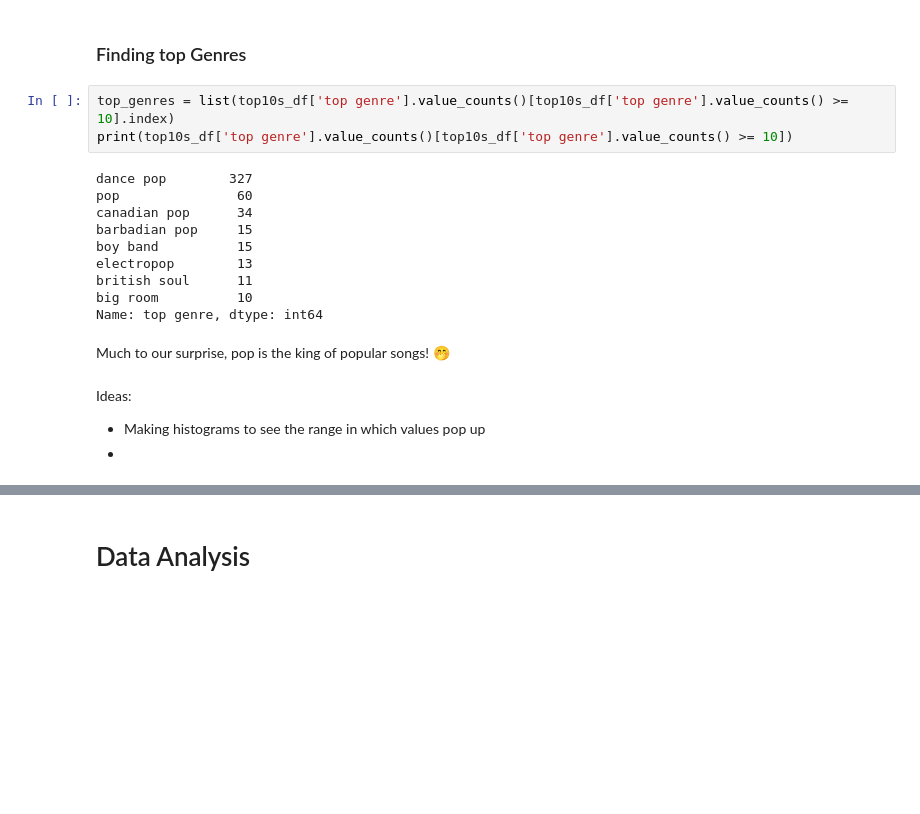
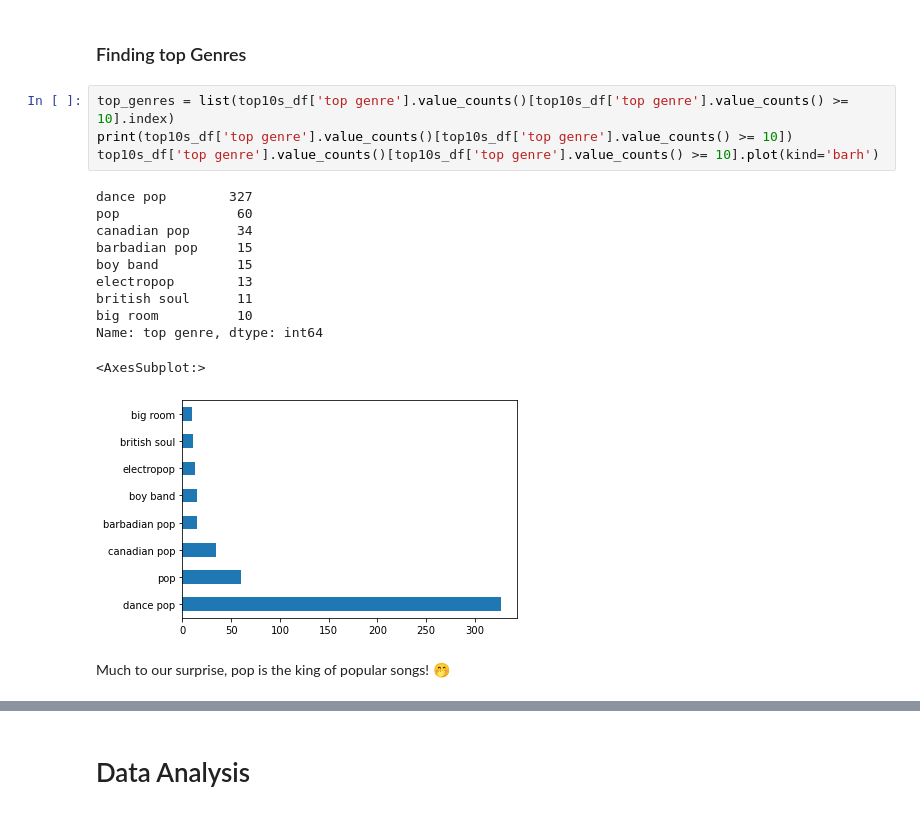
Before and after one commit to make-a-mark/dh140, a Jupyter notebook: FinalProject/Preliminary Project Notebook.ipynb, the cells around one changed output, grey strips where cells are left out. Drawn from its saved outputs; the diff is of its cells as text; blank space fills up the shorter version.

```diff
--- a/FinalProject/Preliminary Project Notebook.ipynb
+++ b/FinalProject/Preliminary Project Notebook.ipynb
@@ -99,19 +103,18 @@ top10s_df.describe()
 # %%
 top_genres = list(top10s_df['top genre'].value_counts()[top10s_df['top genre'].value_counts() >= 10].index)
 print(top10s_df['top genre'].value_counts()[top10s_df['top genre'].value_counts() >= 10])
+top10s_df['top genre'].value_counts()[top10s_df['top genre'].value_counts() >= 10].plot(kind='barh')
 # %% [output]
 dance pop        327
 pop               60
 canadian pop      34
 barbadian pop     15
 boy band          15
 electropop        13
 british soul      11
 big room          10
 Name: top genre, dtype: int64
+<AxesSubplot:>
+[figure, added]
 # %% [markdown]
 Much to our surprise, pop is the king of popular songs! 🤭
-# %% [markdown]
-Ideas:
-* Making histograms to see the range in which values pop up
-*
```
Also changed, not shown: parts of 21 cells of this notebook.
